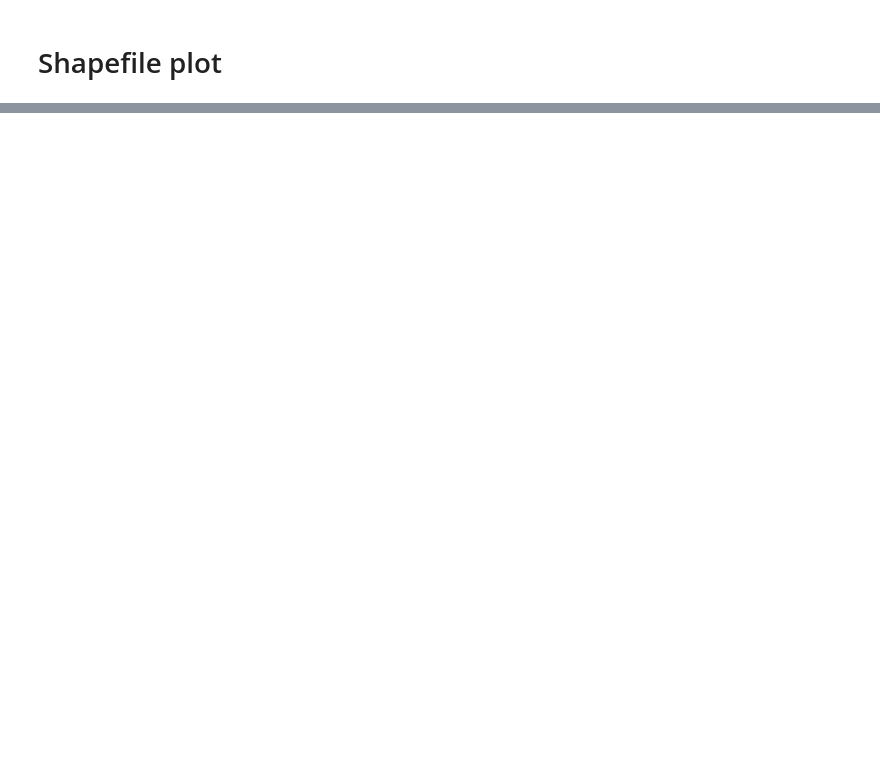
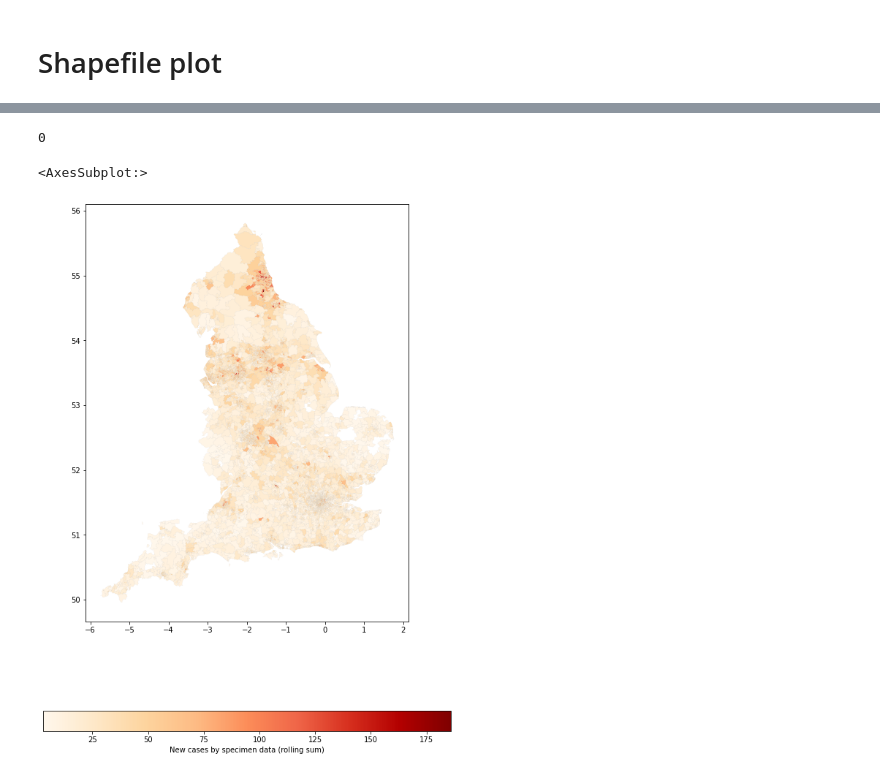
Before and after one commit to DanielAudcent/Vis-EHR, a Jupyter notebook: Code/Shapefile testing.ipynb, the cells around one changed output, grey strips where cells are left out. Saved outputs shown, nothing was run; the diff lists cells and outputs as text; code cells hidden in the pictures; blank space fills up the shorter version.

```diff
--- a/Code/Shapefile testing.ipynb
+++ b/Code/Shapefile testing.ipynb
@@ -46,0 +47,5 @@ uk_df.head()
+# %%
+testdf = pd.merge(uk_df,
+                  covid_data[["areaCode","areaName","newCasesBySpecimenDateRollingSum"]],
+                  on="areaCode")
+testdf.head()
@@ -46,0 +59,18 @@ uk_df.head()
+# %%
+(testdf["newCasesBySpecimenDateRollingSum"] == 0).sum()
+# %% [output]
+0
+# %%
+fig, axis = plt.subplots(1,1, figsize=(10,15))
+testdf.plot(column="newCasesBySpecimenDateRollingSum",
+            cmap="OrRd",
+            figsize=(10, 15),
+            ax = axis,
+            edgecolor="black",
+            linewidth=0.015,
+            legend = True,
+            legend_kwds={"label": "New cases by specimen data (rolling sum)",
+                            "orientation": "horizontal"})
+# %% [output]
+<AxesSubplot:>
+[figure, added]
```
Also changed, not shown: parts of 7 cells of this notebook, 5 other files.
